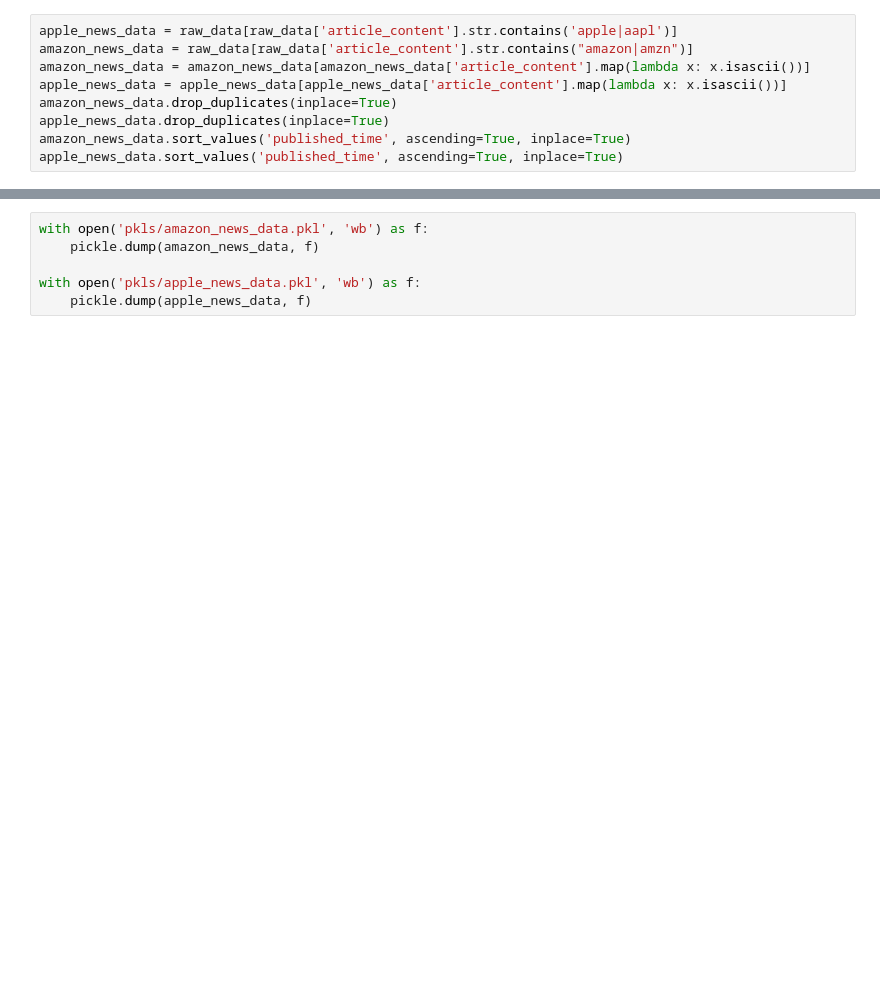
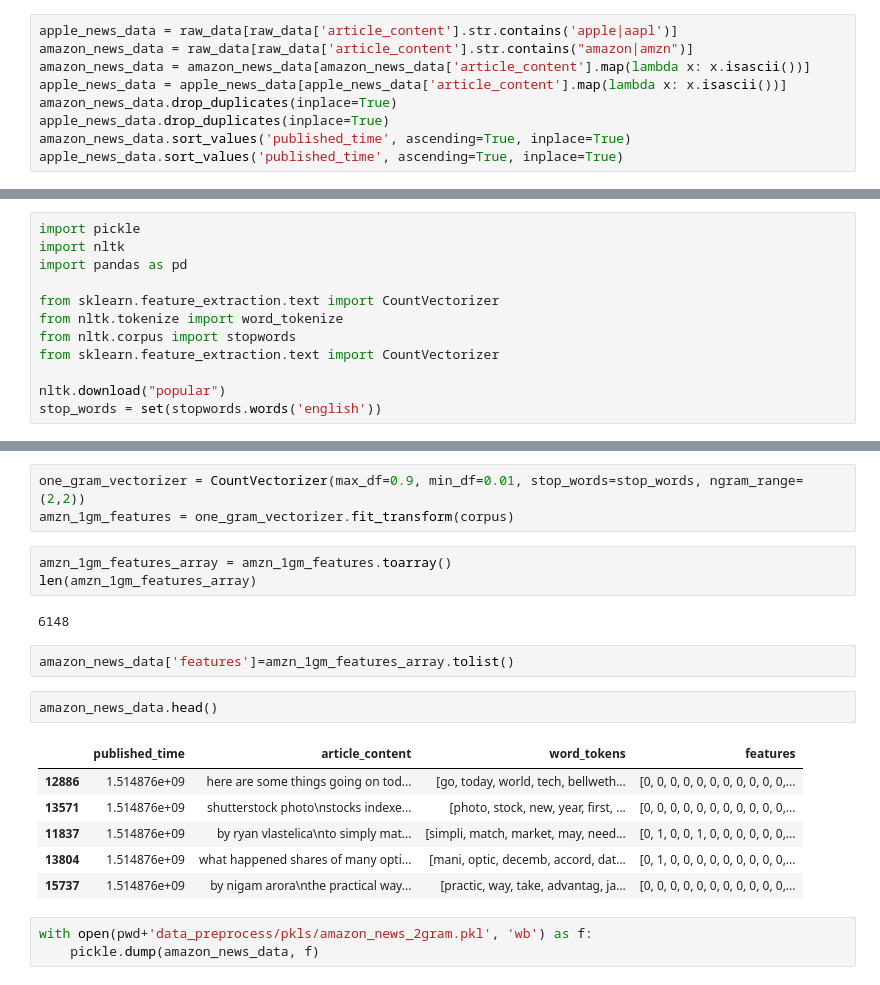
Before and after one commit to swm-stock-precition/stock_prediction_g24_p3, a Jupyter notebook: data_preprocess/news_processing.ipynb, the cells around one changed output, grey strips where cells are left out. Cells and saved outputs as stored; diff of their text form; blank space fills up the shorter version.

```diff
--- a/data_preprocess/news_processing.ipynb
+++ b/data_preprocess/news_processing.ipynb
@@ -64,0 +156,12 @@ amazon_news_data
+# %%
+import pickle
+import nltk
+import pandas as pd
+
+from sklearn.feature_extraction.text import CountVectorizer
+from nltk.tokenize import word_tokenize
+from nltk.corpus import stopwords
+from sklearn.feature_extraction.text import CountVectorizer
+
+nltk.download("popular")
+stop_words = set(stopwords.words('english'))
@@ -65,6 +186,22 @@ amazon_news_data
+# %%
+one_gram_vectorizer = CountVectorizer(max_df=0.9, min_df=0.01, stop_words=stop_words, ngram_range=(2,2))
+amzn_1gm_features = one_gram_vectorizer.fit_transform(corpus)
+# %%
+amzn_1gm_features_array = amzn_1gm_features.toarray()
+len(amzn_1gm_features_array)
+# %% [output]
+6148
+# %%
+amazon_news_data['features']=amzn_1gm_features_array.tolist()
+# %%
+amazon_news_data.head()
+# %% [output]
+|  | published_time | article_content | word_tokens | features |
+| 12886 | 1.514876e+09 | here are some things going on tod... | [go, today, world, tech, bellweth... | [0, 0, 0, 0, 0, 0, 0, 0, 0, 0, 0,... |
+| 13571 | 1.514876e+09 | shutterstock photo\nstocks indexe... | [photo, stock, new, year, first, ... | [0, 0, 0, 0, 0, 0, 0, 0, 0, 0, 0,... |
+| 11837 | 1.514876e+09 | by ryan vlastelica\nto simply mat... | [simpli, match, market, may, need... | [0, 1, 0, 0, 1, 0, 0, 0, 0, 0, 0,... |
+| 13804 | 1.514876e+09 | what happened shares of many opti... | [mani, optic, decemb, accord, dat... | [0, 1, 0, 0, 0, 0, 0, 0, 0, 0, 0,... |
+| 15737 | 1.514876e+09 | by nigam arora\nthe practical way... | [practic, way, take, advantag, ja... | [0, 0, 0, 0, 0, 0, 0, 0, 0, 0, 0,... |
 # %%
-with open('pkls/amazon_news_data.pkl', 'wb') as f:
+with open(pwd+'data_preprocess/pkls/amazon_news_2gram.pkl', 'wb') as f:
     pickle.dump(amazon_news_data, f)
-
-with open('pkls/apple_news_data.pkl', 'wb') as f:
-    pickle.dump(apple_news_data, f)
```
Also changed, not shown: parts of 22 cells of this notebook, 9 other files.
